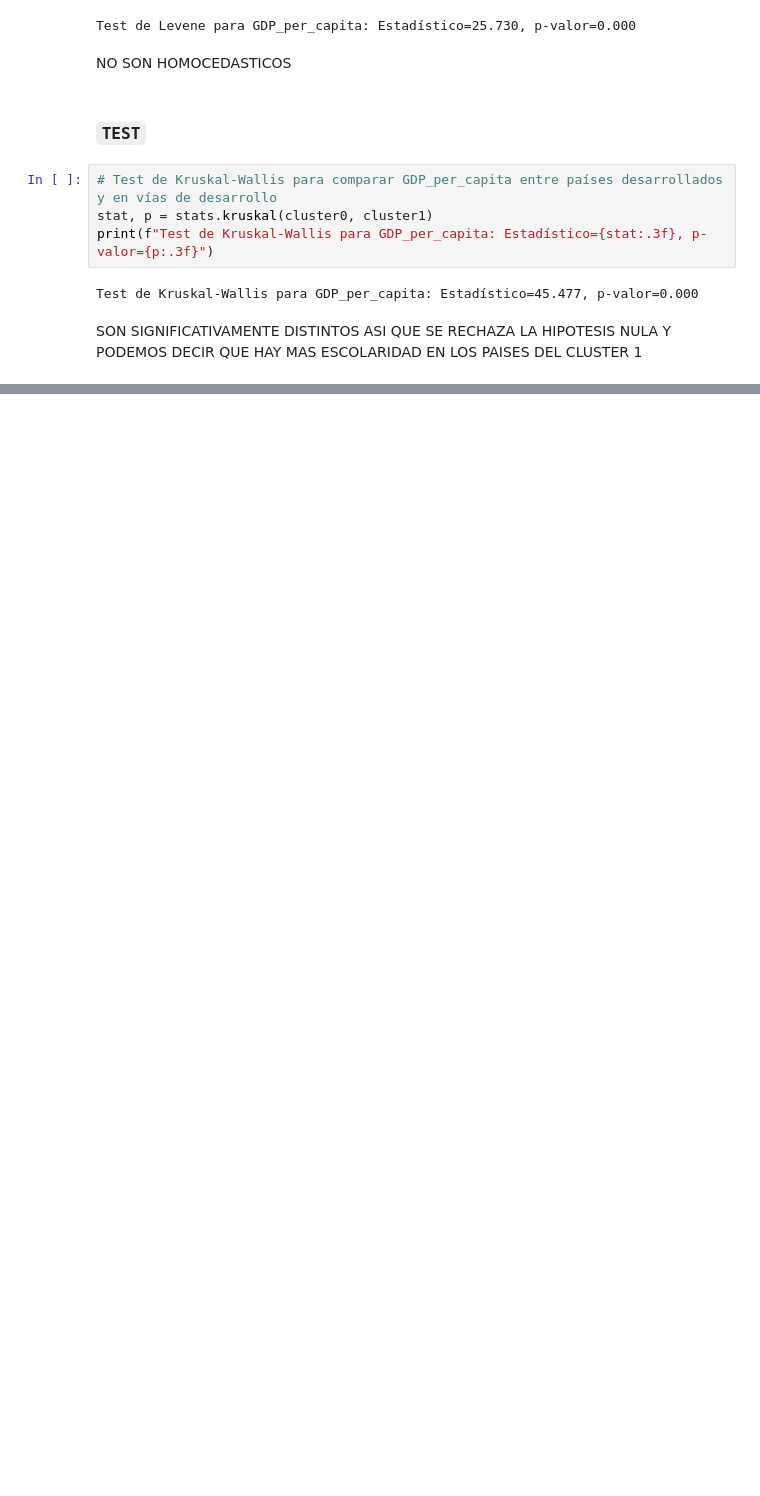
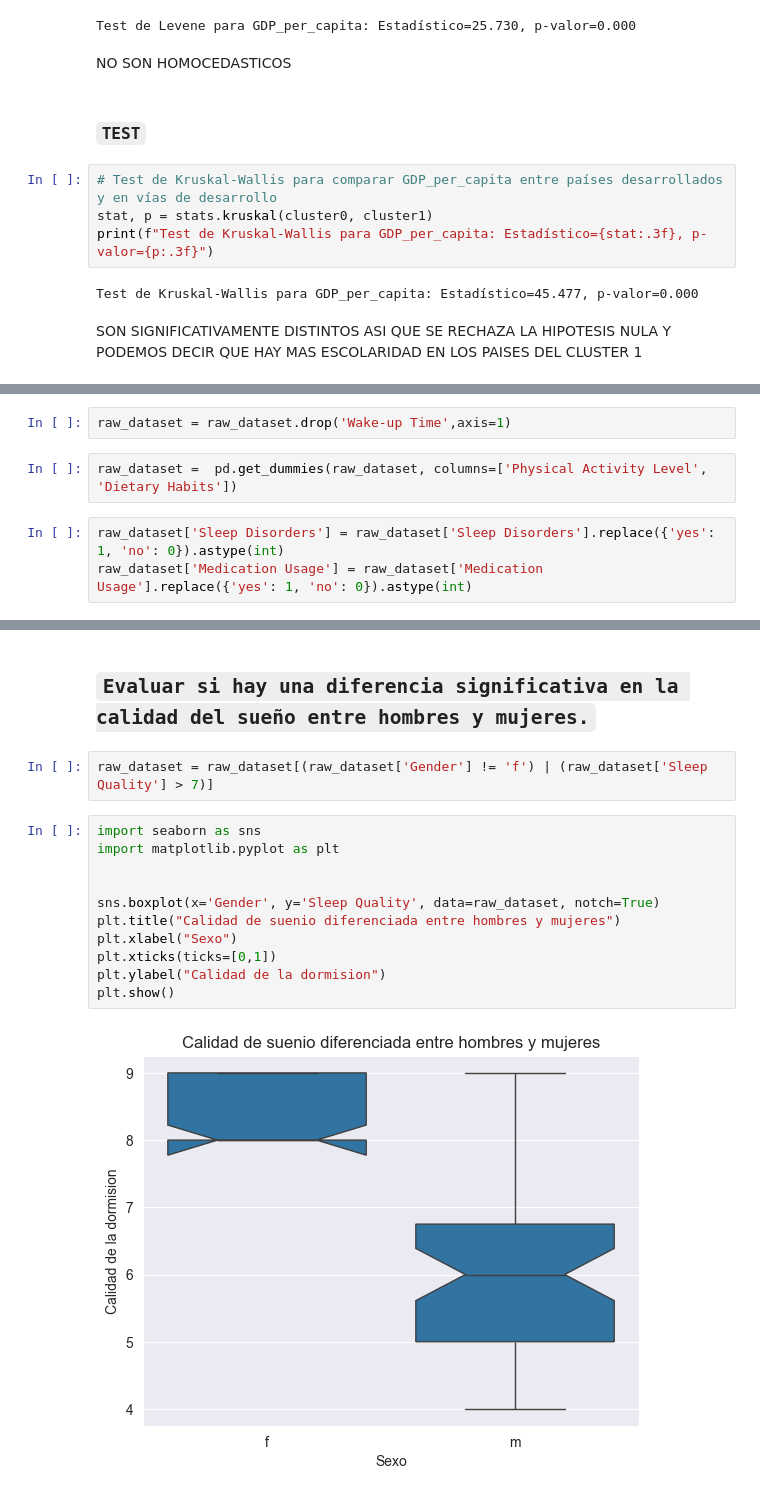
Before and after one commit to AgusDropOut/TPTestHipotesis, a Jupyter notebook: TestHipotesis.ipynb, the cells around one changed output, grey strips where cells are left out. Saved outputs shown, nothing was run; the diff lists cells and outputs as text; blank space fills up the shorter version.

```diff
--- a/TestHipotesis.ipynb
+++ b/TestHipotesis.ipynb
@@ -482,0 +552,7 @@ SON SIGNIFICATIVAMENTE DISTINTOS ASI QUE SE RECHAZA LA HIPOTESIS NULA Y PODEMOS
+# %%
+raw_dataset = raw_dataset.drop('Wake-up Time',axis=1)
+# %%
+raw_dataset =  pd.get_dummies(raw_dataset, columns=['Physical Activity Level', 'Dietary Habits'])
+# %%
+raw_dataset['Sleep Disorders'] = raw_dataset['Sleep Disorders'].replace({'yes': 1, 'no': 0}).astype(int)
+raw_dataset['Medication Usage'] = raw_dataset['Medication Usage'].replace({'yes': 1, 'no': 0}).astype(int)
@@ -482,0 +575,17 @@ SON SIGNIFICATIVAMENTE DISTINTOS ASI QUE SE RECHAZA LA HIPOTESIS NULA Y PODEMOS
+# %% [markdown]
+## ``Evaluar si hay una diferencia significativa en la calidad del sueño entre hombres y mujeres.``
+# %%
+raw_dataset = raw_dataset[(raw_dataset['Gender'] != 'f') | (raw_dataset['Sleep Quality'] > 7)]
+# %%
+import seaborn as sns
+import matplotlib.pyplot as plt
+
+
+sns.boxplot(x='Gender', y='Sleep Quality', data=raw_dataset, notch=True)
+plt.title("Calidad de suenio diferenciada entre hombres y mujeres")
+plt.xlabel("Sexo")
+plt.xticks(ticks=[0,1])
+plt.ylabel("Calidad de la dormision")
+plt.show()
+# %% [output]
+[figure, added]
```
Also changed, not shown: parts of 36 cells of this notebook, 1 other file.
